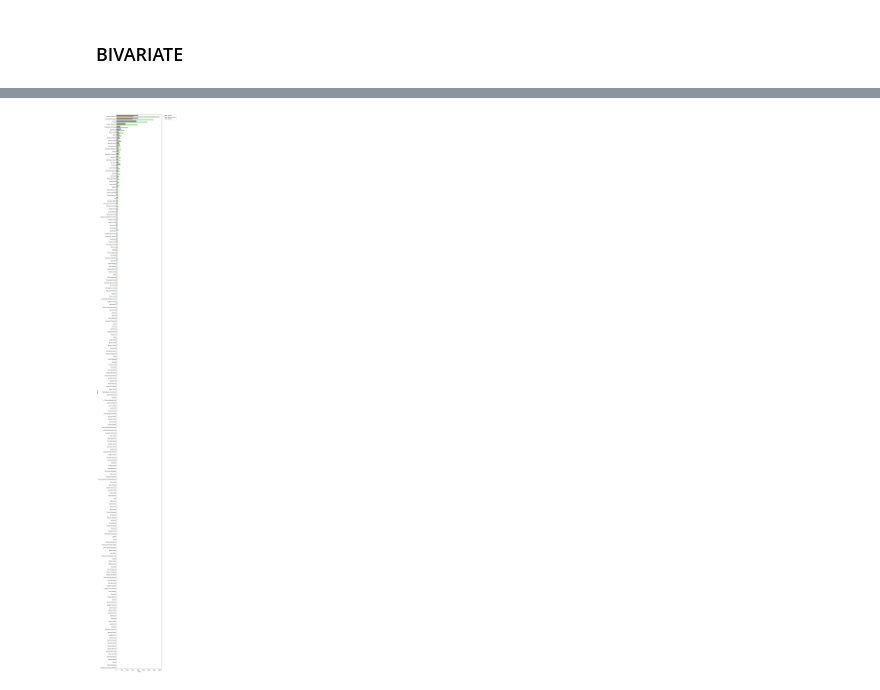
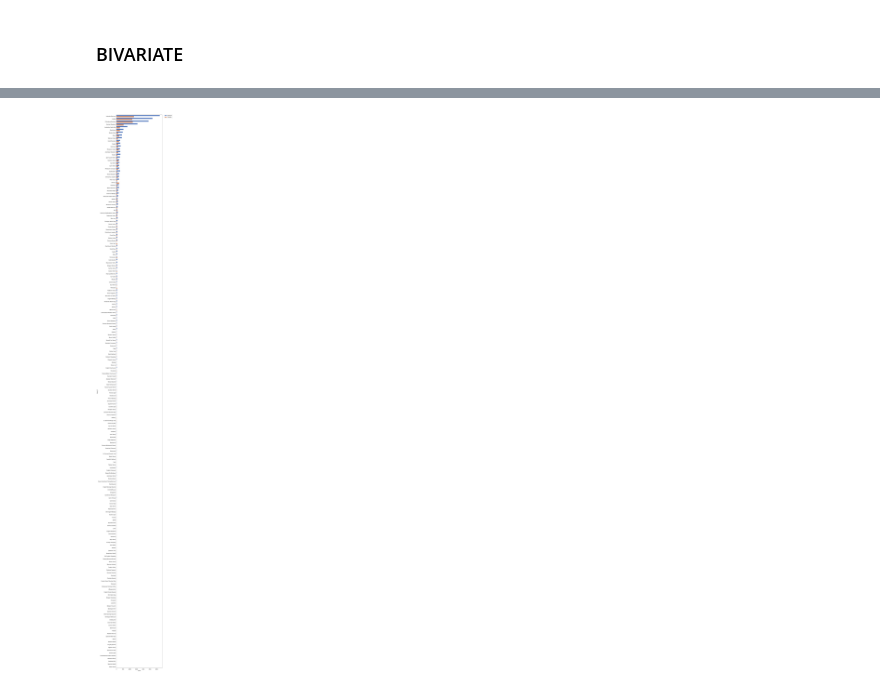
Before and after one commit to bensmith07/aac-classification-project, a Jupyter notebook: explore_notebook.ipynb, the cells around one changed output, grey strips where cells are left out. Saved outputs shown, nothing was run; the diff lists cells and outputs as text; code cells hidden in the pictures.

```diff
--- a/explore_notebook.ipynb
+++ b/explore_notebook.ipynb
@@ -104,0 +120,2 @@ plt.show()
+# %%
+train, validate, test = prepare.train_validate_test_split(df)
@@ -121,11 +144,11 @@ for col in cols:
 # %%
 plt.figure(figsize=(8,100))
-sns.countplot(data=df, y='breed_1', hue='outcome_type',
+sns.countplot(data=train, y='breed_1', hue='outcome_type',
                    order=df['breed_1'].value_counts().index,
                    palette='muted')
 plt.legend(bbox_to_anchor=(1.05, 1), loc='upper left', borderaxespad=0)
 plt.show()
 # %% [output]
-[figure, old version]
+[figure, new version]
 # %%
 plt.figure(figsize=(8,20))
```
Also changed, not shown: parts of 13 cells of this notebook, 5 other files.
